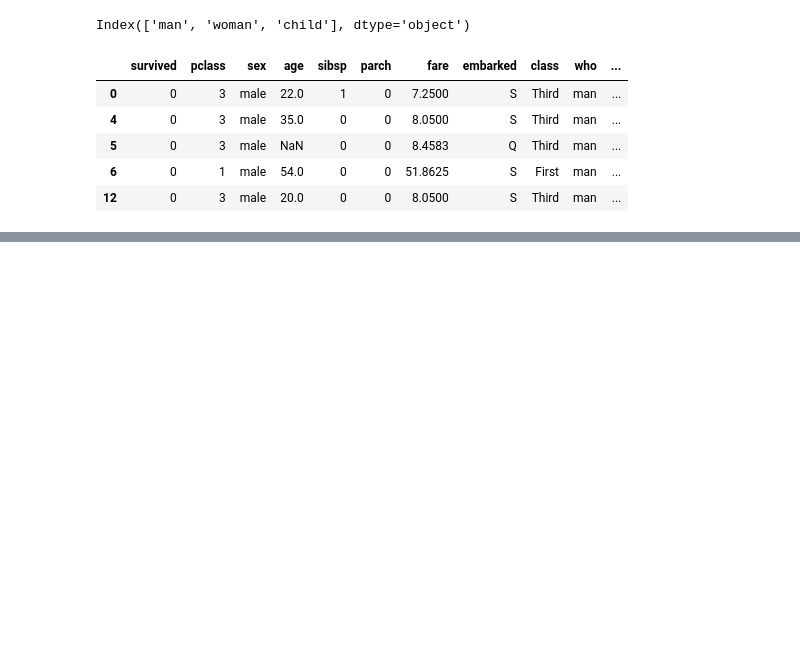
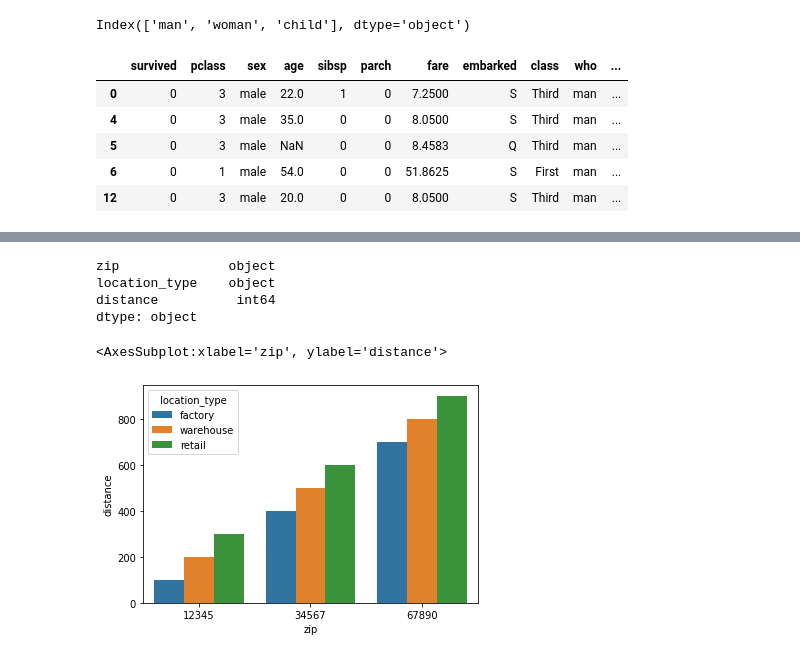
Before and after one commit to saad0023/assignments-pyhton-2.0, a Jupyter notebook: pandas_tip_and_tricks.ipynb, the cells around one changed output, grey strips where cells are left out. Cells and saved outputs as stored; diff of their text form; code cells hidden in the pictures; blank space fills up the shorter version.

```diff
--- a/pandas_tip_and_tricks.ipynb
+++ b/pandas_tip_and_tricks.ipynb
@@ -790,0 +1255,5 @@ df[df.who.isin(counts.nlargest(1).index)].head()
+# %%
+  fasla= pd.DataFrame([['12345', 100, 200,300], ['34567', 400,500,600], ['67890', 700, 800, 900]],
+                                        columns = ['zip', 'factory', 'warehouse', 'retail'])
+
+fasla.head()
@@ -790,0 +1273,3 @@ df[df.who.isin(counts.nlargest(1).index)].head()
+# %%
+fasla_long=fasla.melt(id_vars='zip', var_name='location_type', value_name='distance')
+fasla_long
@@ -790,0 +1287,13 @@ df[df.who.isin(counts.nlargest(1).index)].head()
+# %%
+fasla_long.dtypes
+# %% [output]
+zip              object
+location_type    object
+distance          int64
+dtype: object
+# %%
+import seaborn as sns
+sns.barplot(x='zip', y='distance', hue='location_type', data=fasla_long)
+# %% [output]
+<AxesSubplot:xlabel='zip', ylabel='distance'>
+[figure, added]
```
Also changed, not shown: parts of 58 cells of this notebook, 1 other file.
